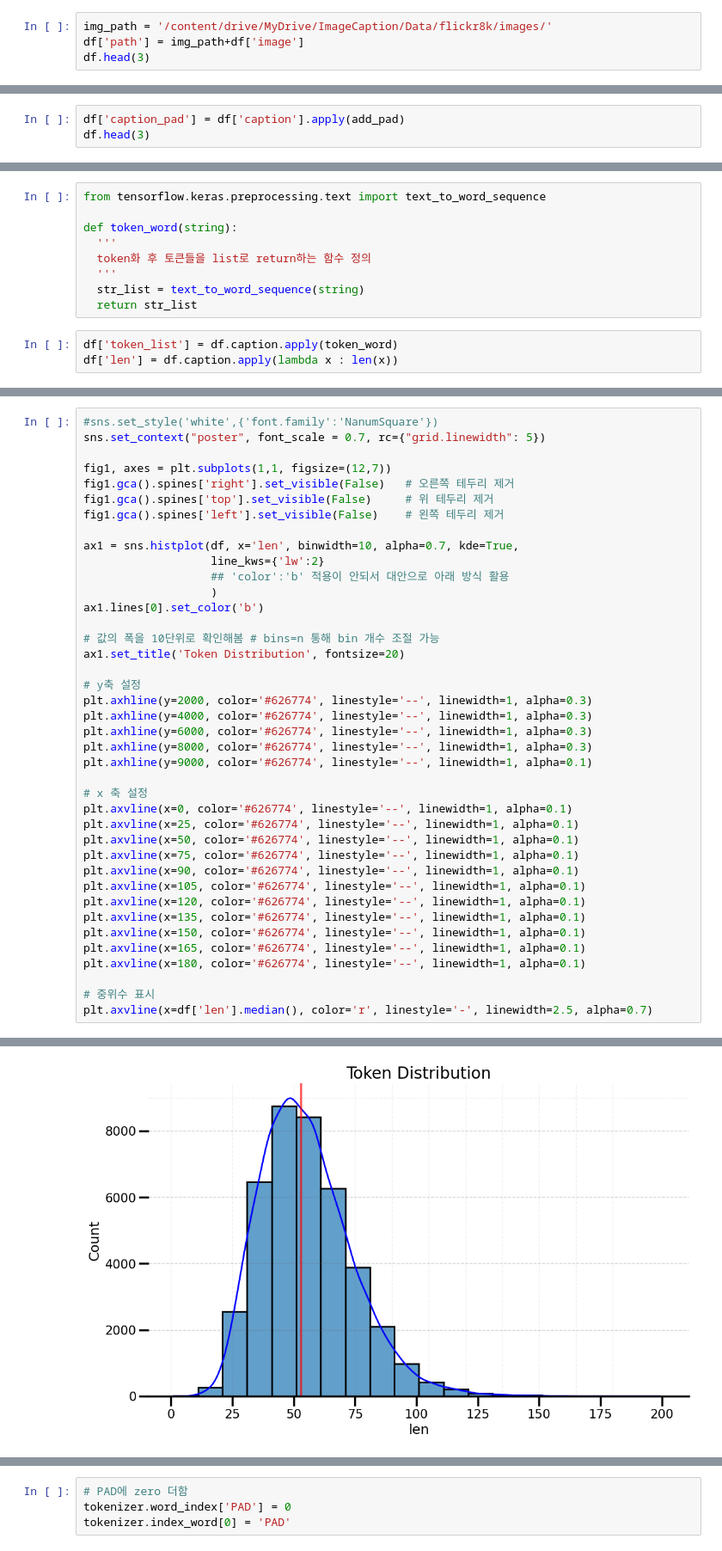
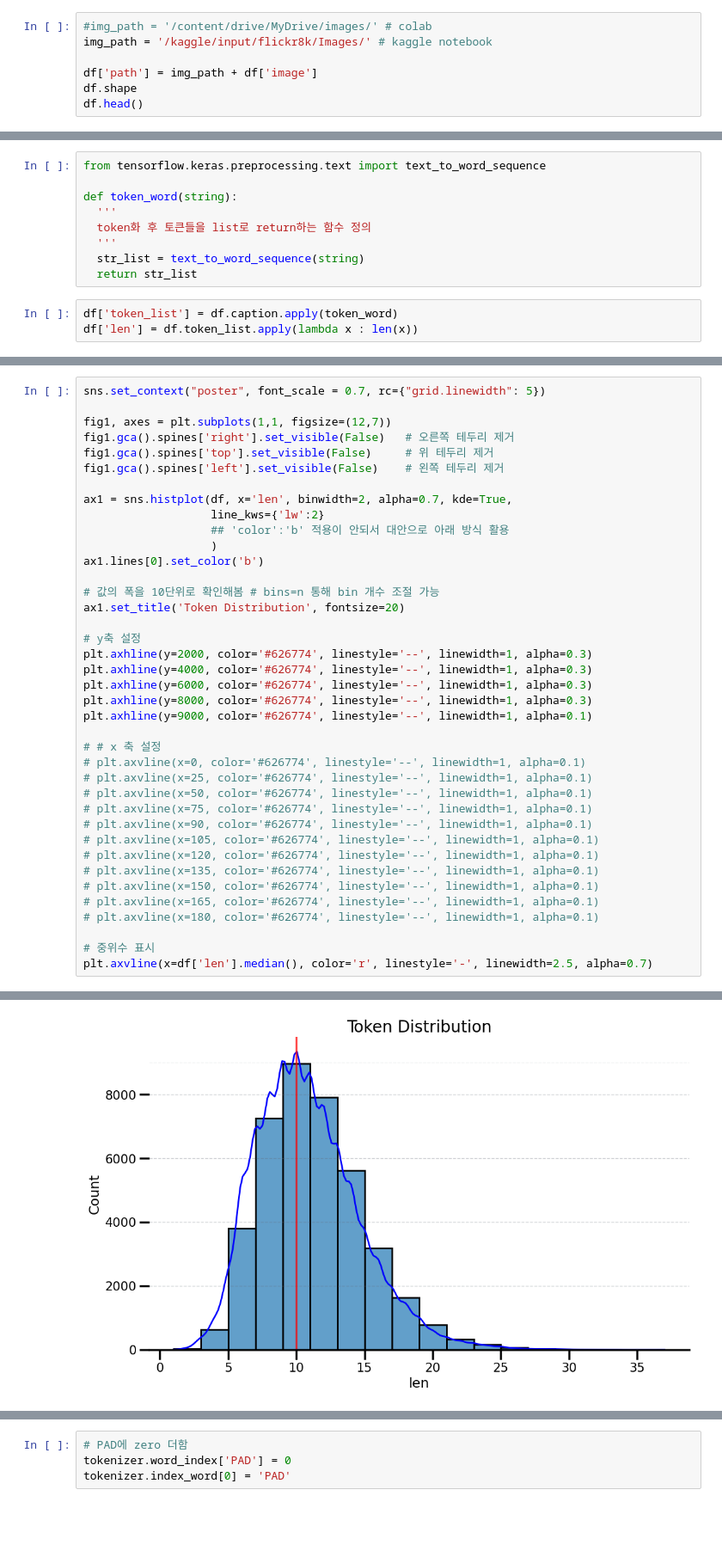
Before and after one commit to MinsooKwak/image_caption, a Jupyter notebook: image_caption_with_attention.ipynb, the cells around one changed output, grey strips where cells are left out. Shown at 86% size. Cells and saved outputs as stored; diff of their text form; blank space fills up the shorter version.

Commit message:
image_caption_with_attention_final

```diff
--- a/image_caption_with_attention.ipynb
+++ b/image_caption_with_attention.ipynb
@@ -149,6 +147,9 @@ Name: image, dtype: int64
 # %%
-img_path = '/content/drive/MyDrive/ImageCaption/Data/flickr8k/images/'
-df['path'] = img_path+df['image']
-df.head(3)
+#img_path = '/content/drive/MyDrive/images/' # colab
+img_path = '/kaggle/input/flickr8k/Images/' # kaggle notebook
+
+df['path'] = img_path + df['image']
+df.shape
+df.head()
 # %% [output]
 |  | image | caption | path |
@@ -203,3 +228,0 @@ def add_pad(str):
-# %%
-df['caption_pad'] = df['caption'].apply(add_pad)
-df.head(3)
@@ -272,5 +246,5 @@ def token_word(string):
   return str_list
 # %%
 df['token_list'] = df.caption.apply(token_word)
-df['len'] = df.caption.apply(lambda x : len(x))
+df['len'] = df.token_list.apply(lambda x : len(x))
 # %%
@@ -295,44 +271,43 @@ df.describe()
 # %%
-#sns.set_style('white',{'font.family':'NanumSquare'})
 sns.set_context("poster", font_scale = 0.7, rc={"grid.linewidth": 5})
 
 fig1, axes = plt.subplots(1,1, figsize=(12,7))
 fig1.gca().spines['right'].set_visible(False)   # 오른쪽 테두리 제거
 fig1.gca().spines['top'].set_visible(False)     # 위 테두리 제거
 fig1.gca().spines['left'].set_visible(False)    # 왼쪽 테두리 제거
 
-ax1 = sns.histplot(df, x='len', binwidth=10, alpha=0.7, kde=True,
+ax1 = sns.histplot(df, x='len', binwidth=2, alpha=0.7, kde=True,
                    line_kws={'lw':2}
                    ## 'color':'b' 적용이 안되서 대안으로 아래 방식 활용
                    )
 ax1.lines[0].set_color('b')
 
 # 값의 폭을 10단위로 확인해봄 # bins=n 통해 bin 개수 조절 가능
 ax1.set_title('Token Distribution', fontsize=20)
 
 # y축 설정
 plt.axhline(y=2000, color='#626774', linestyle='--', linewidth=1, alpha=0.3)
 plt.axhline(y=4000, color='#626774', linestyle='--', linewidth=1, alpha=0.3)
 plt.axhline(y=6000, color='#626774', linestyle='--', linewidth=1, alpha=0.3)
 plt.axhline(y=8000, color='#626774', linestyle='--', linewidth=1, alpha=0.3)
 plt.axhline(y=9000, color='#626774', linestyle='--', linewidth=1, alpha=0.1)
 
-# x 축 설정
-plt.axvline(x=0, color='#626774', linestyle='--', linewidth=1, alpha=0.1)
-plt.axvline(x=25, color='#626774', linestyle='--', linewidth=1, alpha=0.1)
-plt.axvline(x=50, color='#626774', linestyle='--', linewidth=1, alpha=0.1)
-plt.axvline(x=75, color='#626774', linestyle='--', linewidth=1, alpha=0.1)
-plt.axvline(x=90, color='#626774', linestyle='--', linewidth=1, alpha=0.1)
-plt.axvline(x=105, color='#626774', linestyle='--', linewidth=1, alpha=0.1)
-plt.axvline(x=120, color='#626774', linestyle='--', linewidth=1, alpha=0.1)
-plt.axvline(x=135, color='#626774', linestyle='--', linewidth=1, alpha=0.1)
-plt.axvline(x=150, color='#626774', linestyle='--', linewidth=1, alpha=0.1)
-plt.axvline(x=165, color='#626774', linestyle='--', linewidth=1, alpha=0.1)
-plt.axvline(x=180, color='#626774', linestyle='--', linewidth=1, alpha=0.1)
+# # x 축 설정
+# plt.axvline(x=0, color='#626774', linestyle='--', linewidth=1, alpha=0.1)
+# plt.axvline(x=25, color='#626774', linestyle='--', linewidth=1, alpha=0.1)
+# plt.axvline(x=50, color='#626774', linestyle='--', linewidth=1, alpha=0.1)
+# plt.axvline(x=75, color='#626774', linestyle='--', linewidth=1, alpha=0.1)
+# plt.axvline(x=90, color='#626774', linestyle='--', linewidth=1, alpha=0.1)
+# plt.axvline(x=105, color='#626774', linestyle='--', linewidth=1, alpha=0.1)
+# plt.axvline(x=120, color='#626774', linestyle='--', linewidth=1, alpha=0.1)
+# plt.axvline(x=135, color='#626774', linestyle='--', linewidth=1, alpha=0.1)
+# plt.axvline(x=150, color='#626774', linestyle='--', linewidth=1, alpha=0.1)
+# plt.axvline(x=165, color='#626774', linestyle='--', linewidth=1, alpha=0.1)
+# plt.axvline(x=180, color='#626774', linestyle='--', linewidth=1, alpha=0.1)
 
 # 중위수 표시
 plt.axvline(x=df['len'].median(), color='r', linestyle='-', linewidth=2.5, alpha=0.7)
 # %% [output]
 <matplotlib.lines.Line2D at 0x...>
-[figure, old version]
+[figure, new version]
 # %% [markdown]
```
Also changed, not shown: parts of 127 cells of this notebook.
